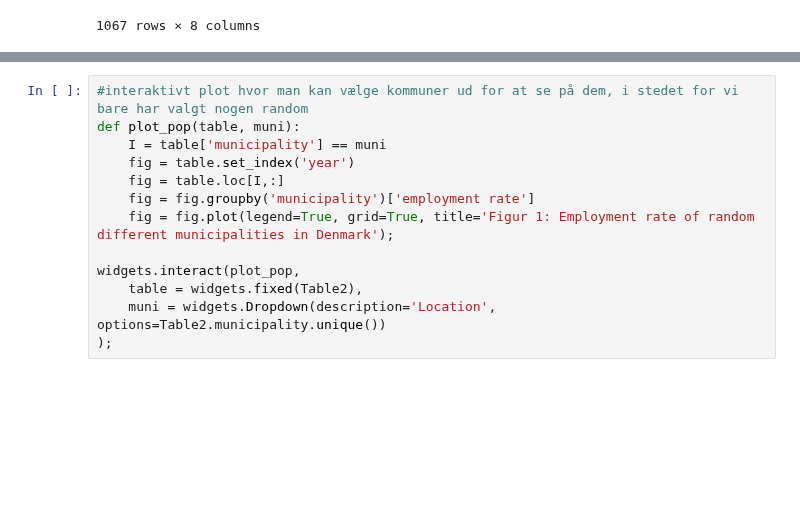
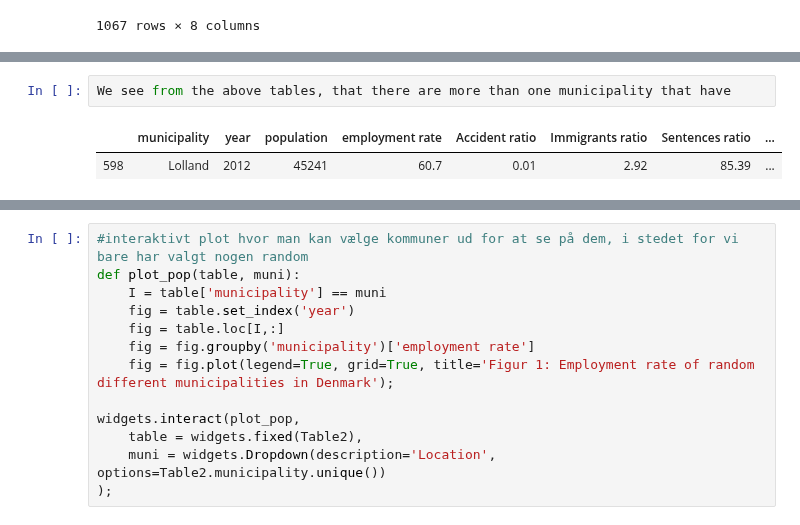
Before and after one commit to Rapyki/projects-2020-slangerne, a Jupyter notebook: dataproject/dataprojecthen.ipynb, the cells around one changed output, grey strips where cells are left out. Saved outputs shown, nothing was run; the diff lists cells and outputs as text; blank space fills up the shorter version.

```diff
--- a/dataproject/dataprojecthen.ipynb
+++ b/dataproject/dataprojecthen.ipynb
@@ -369,3 +404,8 @@ Name: employment rate, Length: 97, dtype: float64
+# %%
+We see from the above tables, that there are more than one municipality that have
+# %% [output]
+|  | municipality | year | population | employment rate | Accident ratio | Immigrants ratio | Sentences ratio | ... |
+| 598 | Lolland | 2012 | 45241 | 60.7 | 0.01 | 2.92 | 85.39 | ... |
 # %%
 #Here we constructs different graphs to see the immediate relations and development of the variables
 
```
Also changed, not shown: parts of 11 cells of this notebook.
